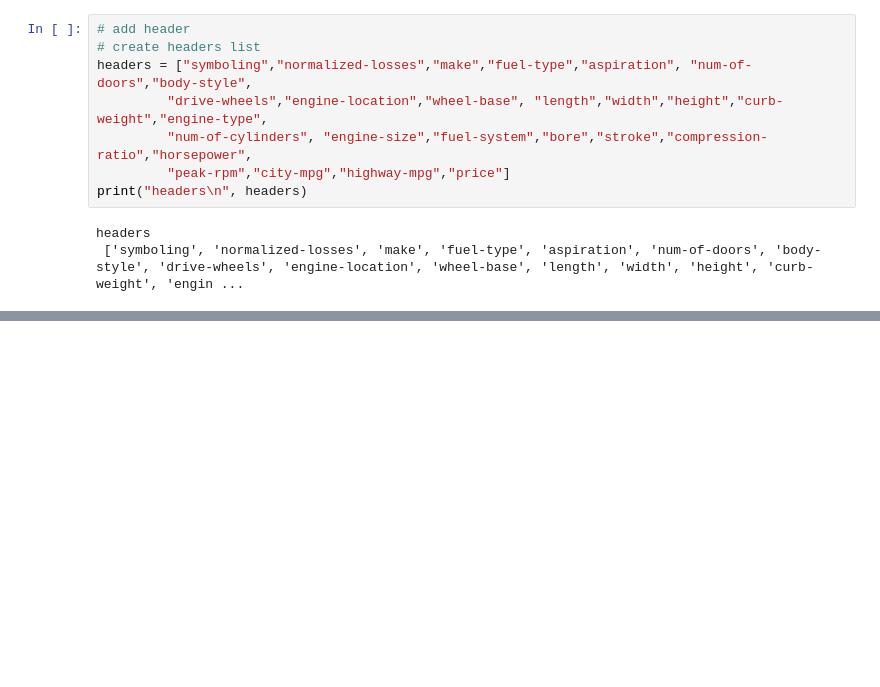
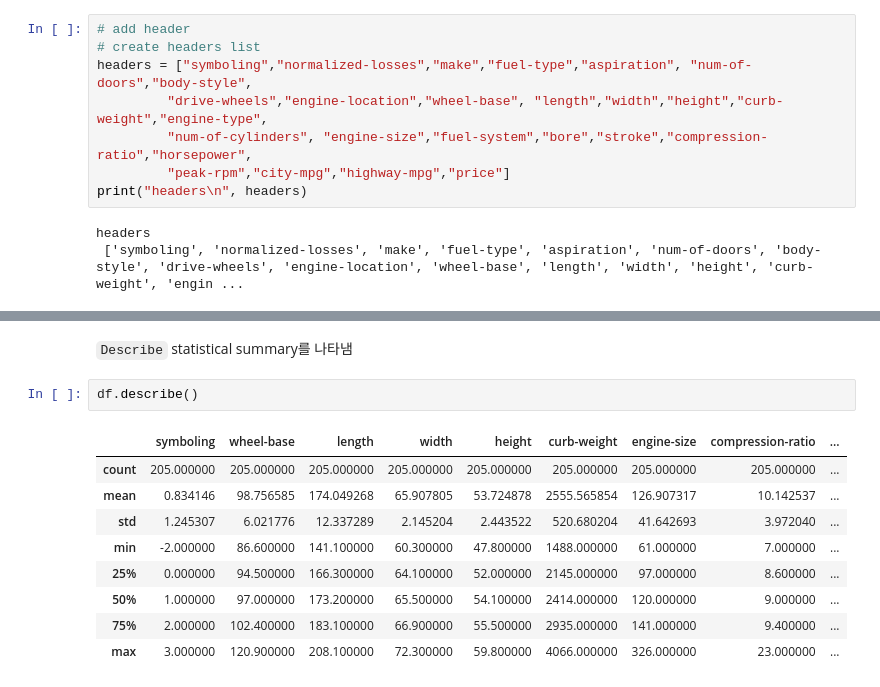
Before and after one commit to ameliachoi/coursera-IBM-data-science, a Jupyter notebook: coursera_python_01.ipynb, the cells around one changed output, grey strips where cells are left out. Drawn from its saved outputs; the diff is of its cells as text; blank space fills up the shorter version.

```diff
--- a/coursera_python_01.ipynb
+++ b/coursera_python_01.ipynb
@@ -61,0 +169,14 @@ headers
+# %% [markdown]
+`Describe` statistical summary를 나타냄
+# %%
+df.describe()
+# %% [output]
+|  | symboling | wheel-base | length | width | height | curb-weight | engine-size | compression-ratio | ... |
+| count | 205.000000 | 205.000000 | 205.000000 | 205.000000 | 205.000000 | 205.000000 | 205.000000 | 205.000000 | ... |
+| mean | 0.834146 | 98.756585 | 174.049268 | 65.907805 | 53.724878 | 2555.565854 | 126.907317 | 10.142537 | ... |
+| std | 1.245307 | 6.021776 | 12.337289 | 2.145204 | 2.443522 | 520.680204 | 41.642693 | 3.972040 | ... |
+| min | -2.000000 | 86.600000 | 141.100000 | 60.300000 | 47.800000 | 1488.000000 | 61.000000 | 7.000000 | ... |
+| 25% | 0.000000 | 94.500000 | 166.300000 | 64.100000 | 52.000000 | 2145.000000 | 97.000000 | 8.600000 | ... |
+| 50% | 1.000000 | 97.000000 | 173.200000 | 65.500000 | 54.100000 | 2414.000000 | 120.000000 | 9.000000 | ... |
+| 75% | 2.000000 | 102.400000 | 183.100000 | 66.900000 | 55.500000 | 2935.000000 | 141.000000 | 9.400000 | ... |
+| max | 3.000000 | 120.900000 | 208.100000 | 72.300000 | 59.800000 | 4066.000000 | 326.000000 | 23.000000 | ... |
```
Also changed, not shown: parts of 20 cells of this notebook.
